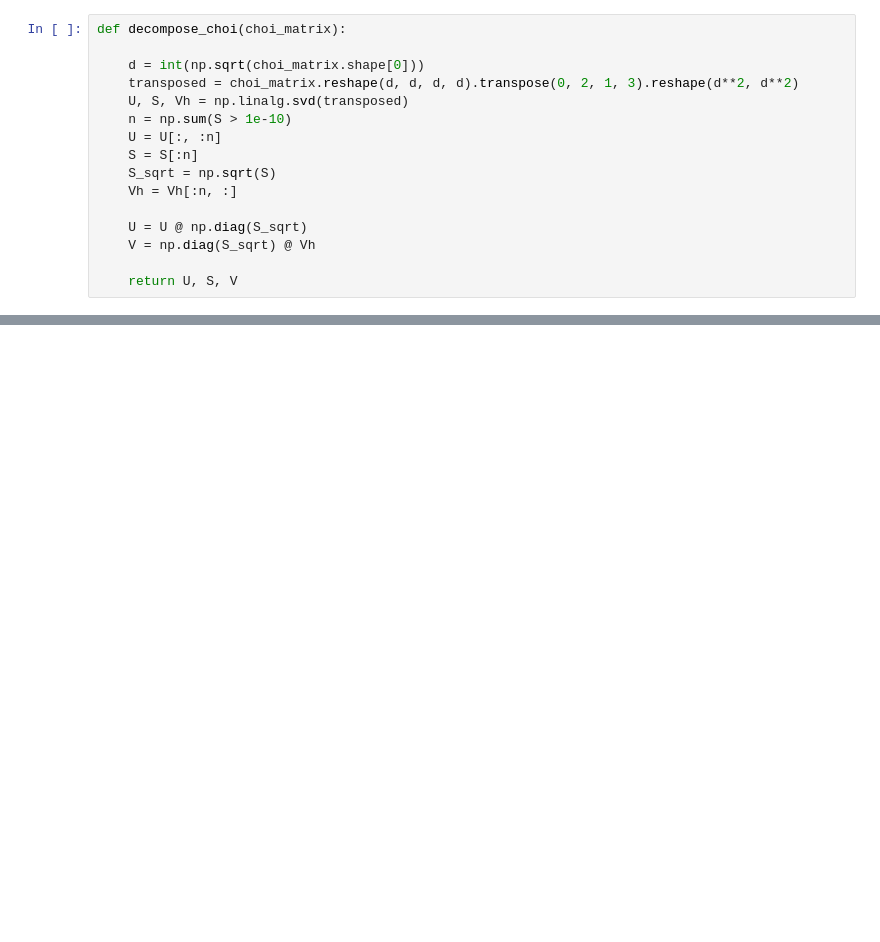
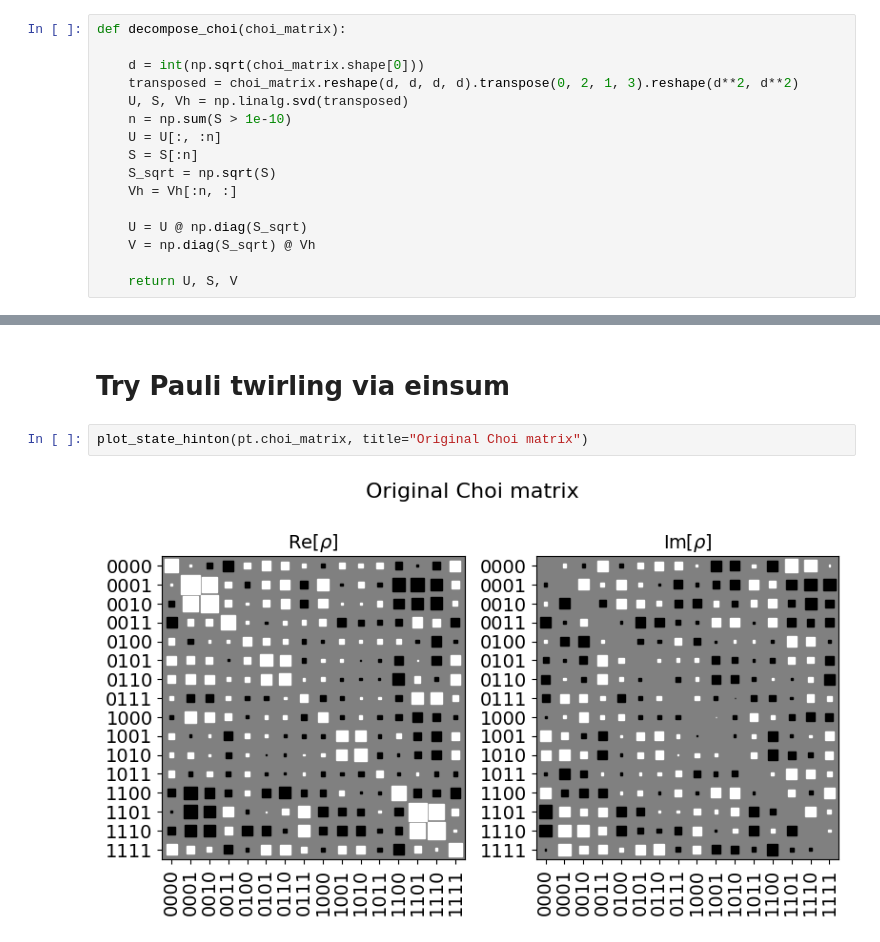
Before and after one commit to jkfids/corrqec2, a Jupyter notebook: notebooks/qtensor.ipynb, the cells around one changed output, grey strips where cells are left out. Saved outputs shown, nothing was run; the diff lists cells and outputs as text; blank space fills up the shorter version.

```diff
--- a/notebooks/qtensor.ipynb
+++ b/notebooks/qtensor.ipynb
@@ -125,0 +157,6 @@ Twirled singular values: [1.08627221 0.27177977 0.16080827 0.1128717  0.0947379
+# %% [markdown]
+# Try Pauli twirling via einsum
+# %%
+plot_state_hinton(pt.choi_matrix, title="Original Choi matrix")
+# %% [output]
+[figure, added]
```
Also changed, not shown: parts of 13 cells of this notebook, 2 other files.
